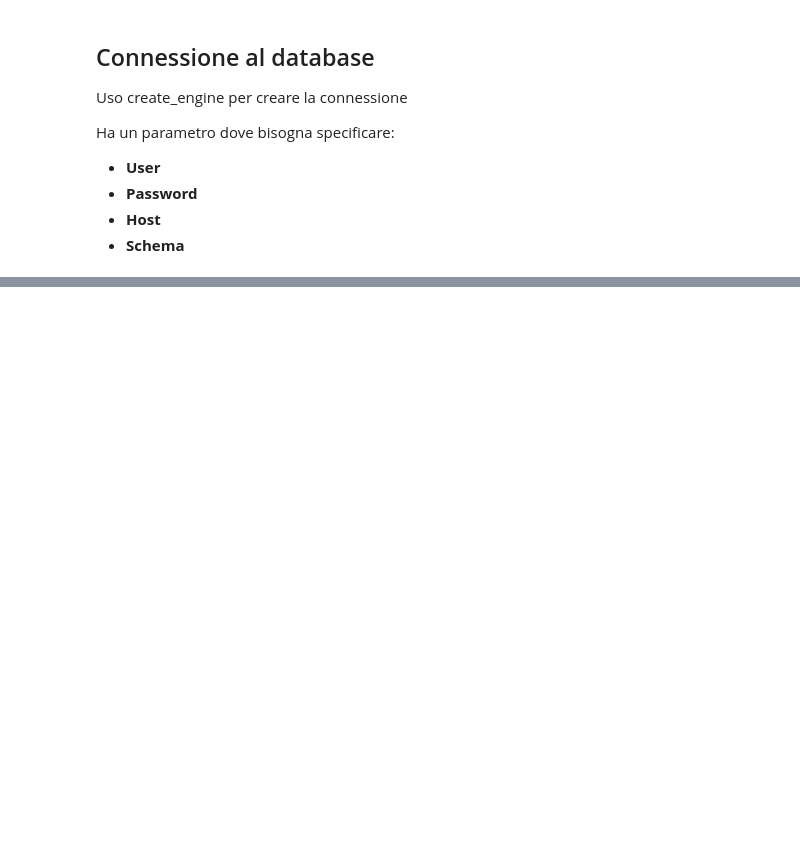
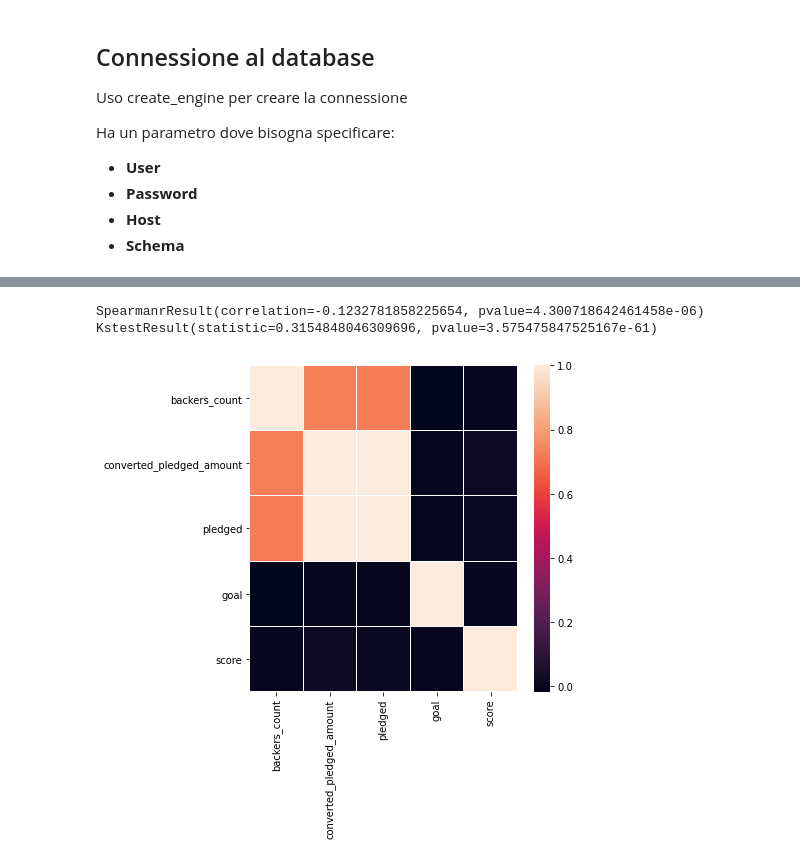
Before and after one commit to AlessandroCapici/Tesi_Triennale, a Jupyter notebook: Analisi dati.ipynb, the cells around one changed output, grey strips where cells are left out. Drawn from its saved outputs; the diff is of its cells as text; code cells hidden in the pictures; blank space fills up the shorter version.

```diff
--- a/Analisi dati.ipynb
+++ b/Analisi dati.ipynb
@@ -34,0 +64,18 @@ plt.imshow(a)
+# %%
+query="select  * from score where state='successful' or state='failed'"
+result_query=sql.read_sql_query(query,engine)
+corr_s=spearmanr(result_query['backers_count'],result_query['score'])
+corr_k=ks_2samp(result_query['backers_count'],result_query['score'])
+print(corr_s)
+print(corr_k)
+# %% [output]
+SpearmanrResult(correlation=-0.1232781858225654, pvalue=4.300718642461458e-06)
+KstestResult(statistic=0.3154848046309696, pvalue=3.575475847525167e-61)
+# %%
+query="select backers_count, converted_pledged_amount,pledged,name_category,goal,score from score where state='successful' or state='failed'"
+result_query1=sql.read_sql_query(query,engine)
+corr=result_query1.corr()
+fig, ax = plt.subplots(figsize=(6,6))
+sea.heatmap(corr, xticklabels=corr.columns, yticklabels=corr.columns, ax=ax, linewidths=0.01);
+# %% [output]
+[figure, added]
```
Also changed, not shown: parts of 14 cells of this notebook.
